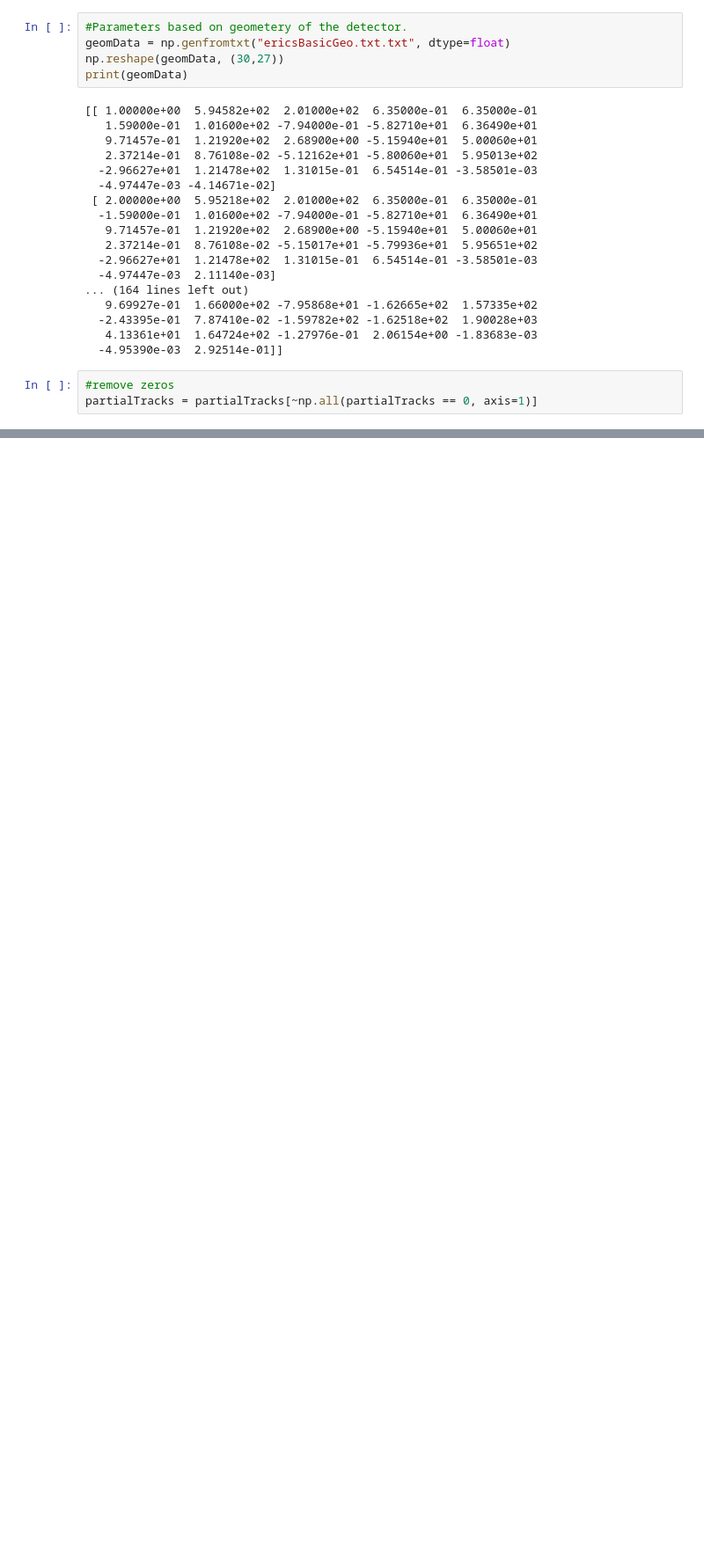
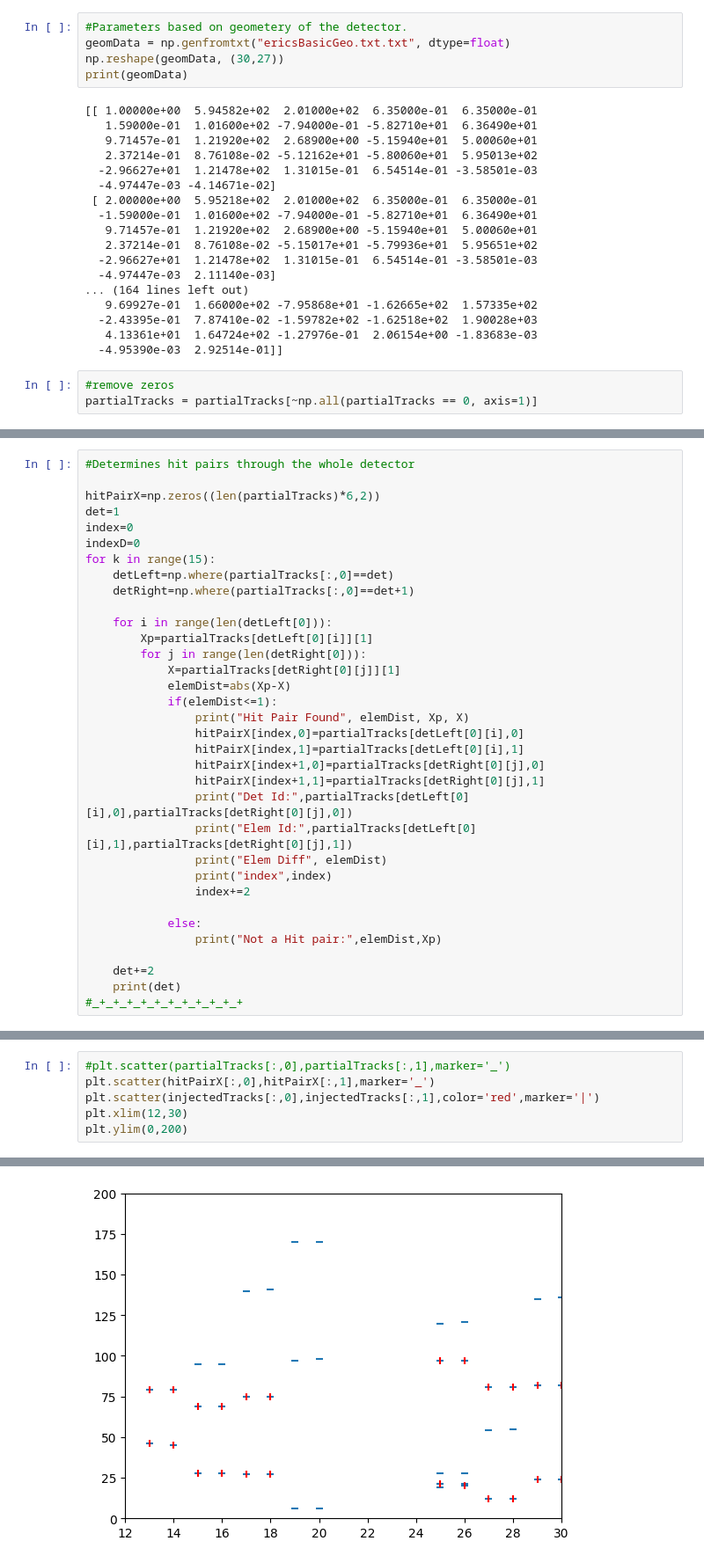
Before and after one commit to JayDanielsss/Jtracker, a Jupyter notebook: backgroundMinimizer.ipynb, the cells around one changed output, grey strips where cells are left out. Shown: that part at 88% size. Cells and saved outputs as stored; diff of their text form; blank space fills up the shorter version.

```diff
--- a/backgroundMinimizer.ipynb
+++ b/backgroundMinimizer.ipynb
@@ -493,0 +186,34 @@ for i in range(10):
+# %%
+#Determines hit pairs through the whole detector
+
+hitPairX=np.zeros((len(partialTracks)*6,2))
+det=1
+index=0
+indexD=0
+for k in range(15):
+    detLeft=np.where(partialTracks[:,0]==det)
+    detRight=np.where(partialTracks[:,0]==det+1)
+
+    for i in range(len(detLeft[0])):
+        Xp=partialTracks[detLeft[0][i]][1]
+        for j in range(len(detRight[0])):
+            X=partialTracks[detRight[0][j]][1]
+            elemDist=abs(Xp-X)
+            if(elemDist<=1):
+                print("Hit Pair Found", elemDist, Xp, X)
+                hitPairX[index,0]=partialTracks[detLeft[0][i],0]
+                hitPairX[index,1]=partialTracks[detLeft[0][i],1]
+                hitPairX[index+1,0]=partialTracks[detRight[0][j],0]
+                hitPairX[index+1,1]=partialTracks[detRight[0][j],1]
+                print("Det Id:",partialTracks[detLeft[0][i],0],partialTracks[detRight[0][j],0])
+                print("Elem Id:",partialTracks[detLeft[0][i],1],partialTracks[detRight[0][j],1])
+                print("Elem Diff", elemDist)
+                print("index",index)
+                index+=2
+
+            else:
+                print("Not a Hit pair:",elemDist,Xp)
+
+    det+=2
+    print(det)
+#_+_+_+_+_+_+_+_+_+_+_+
@@ -493,0 +238,7 @@ for i in range(10):
+# %%
+#plt.scatter(partialTracks[:,0],partialTracks[:,1],marker='_')
+plt.scatter(hitPairX[:,0],hitPairX[:,1],marker='_')
+plt.scatter(injectedTracks[:,0],injectedTracks[:,1],color='red',marker='|')
+plt.xlim(12,30)
+plt.ylim(0,200)
+# %% [output]
@@ -493,0 +246 @@ for i in range(10):
+[figure, added]
```
Also changed, not shown: parts of 54 cells of this notebook.
